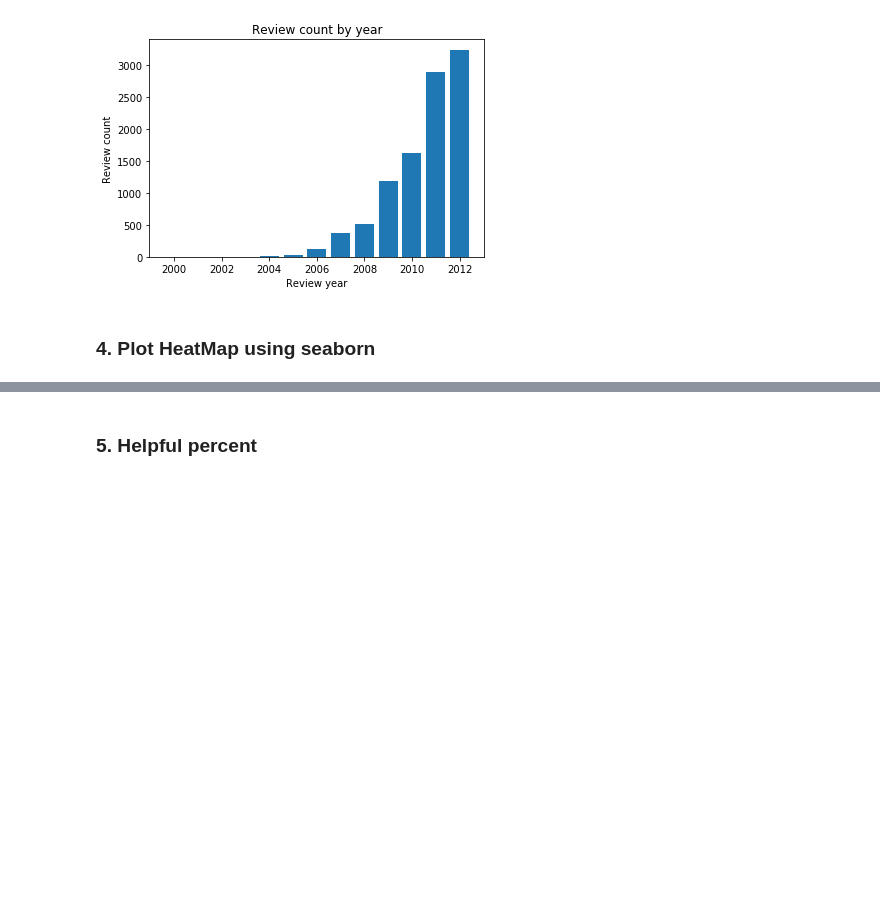
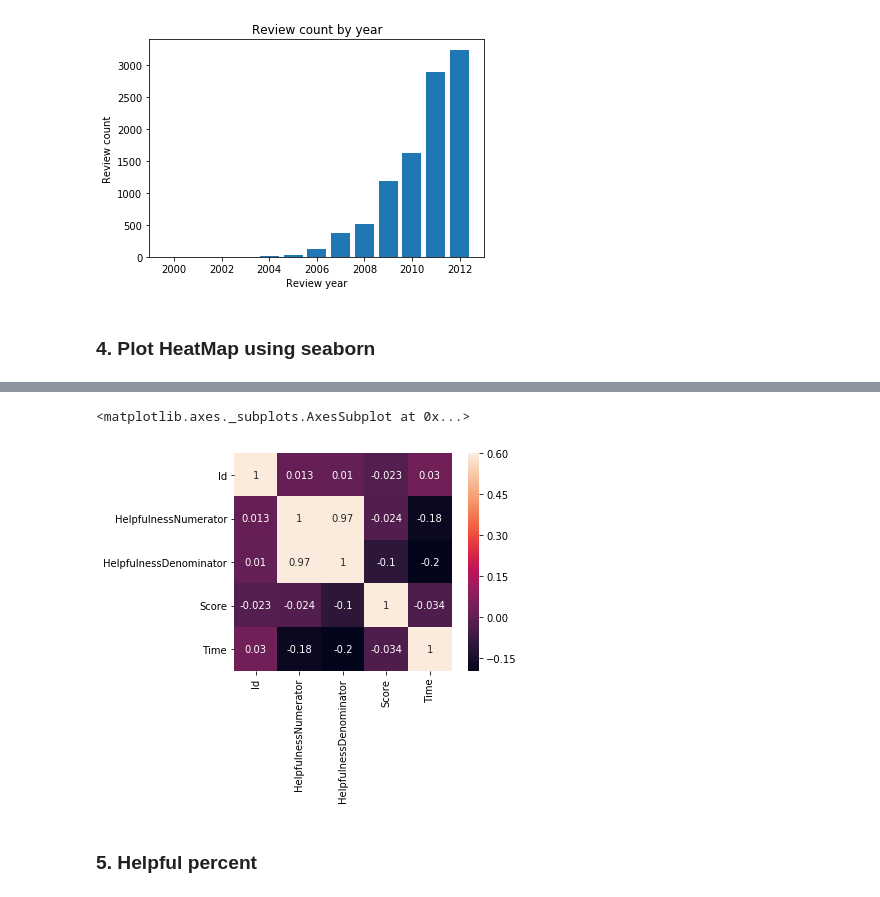
Before and after one commit to kevin110604/FDA_practice, a Jupyter notebook: FDA_hw1.ipynb, the cells around one changed output, grey strips where cells are left out. Drawn from its saved outputs; the diff is of its cells as text; code cells hidden in the pictures; blank space fills up the shorter version.

```diff
--- a/FDA_hw1.ipynb
+++ b/FDA_hw1.ipynb
@@ -458,0 +461,3 @@ Text(0.5, 1.0, 'Review count by year')
+# %%
+df4 = pd_data.drop(columns=['ProductId', 'UserId', 'ProfileName', 'Summary', 'Text'])
+df4.head(10)
@@ -458,0 +476,3 @@ Text(0.5, 1.0, 'Review count by year')
+# %%
+corr = df4.corr()
+corr
@@ -459,3 +486,13 @@ Text(0.5, 1.0, 'Review count by year')
+# %%
+sns.heatmap(corr,
+            xticklabels=corr.columns.values,
+            yticklabels=corr.columns.values,
+            vmax=0.6,
+            square=True,
+            annot=True)
+# %% [output]
+<matplotlib.axes._subplots.AxesSubplot at 0x...>
+[figure, added]
 # %% [markdown]
 ### 5. Helpful percent
 # %% [markdown]
```
Also changed, not shown: parts of 5 cells of this notebook.
